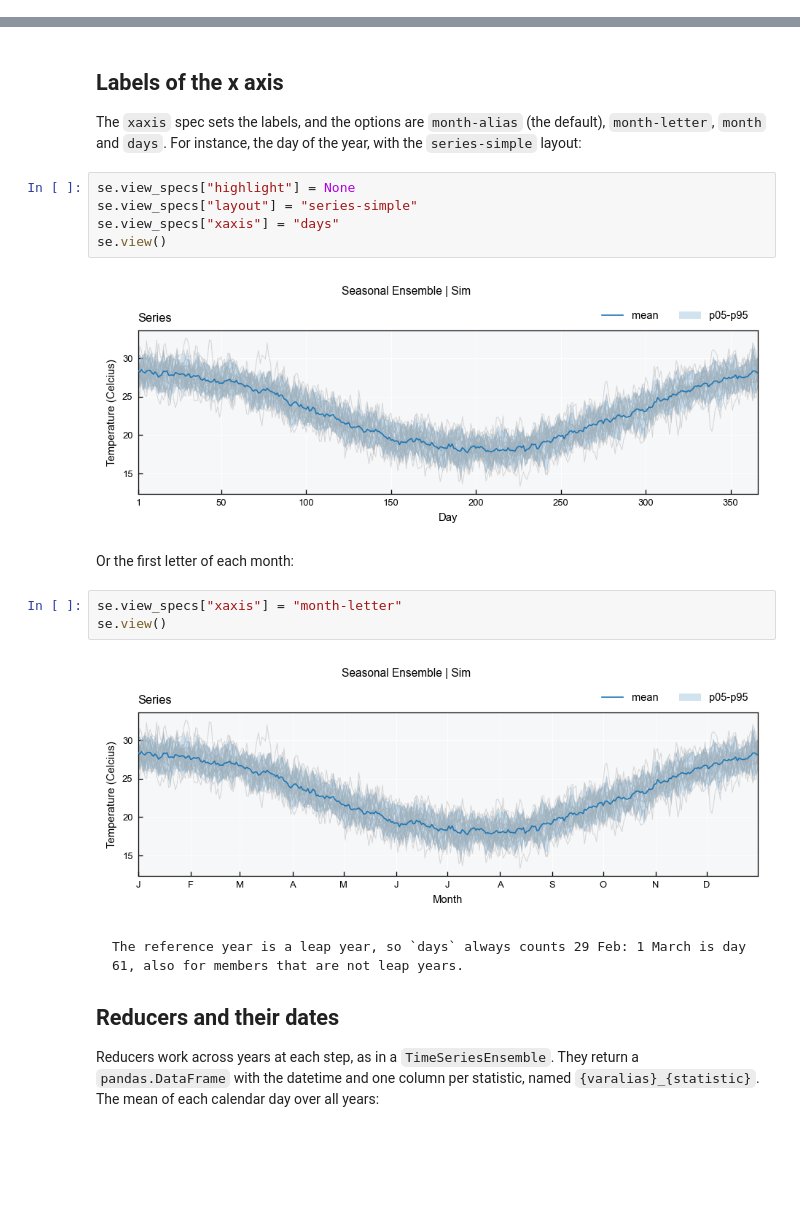
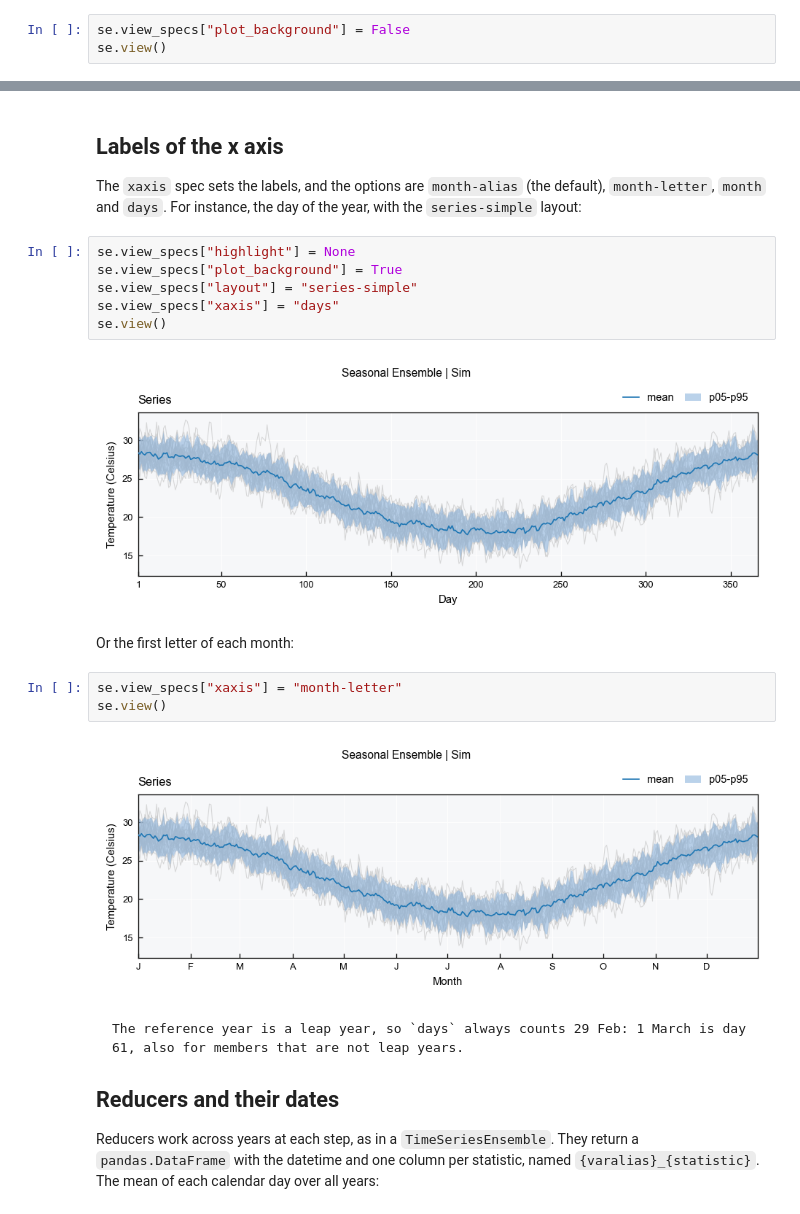
Before and after one commit to iporepos/plans, a Jupyter notebook: docs/tutorials/timeseries_11_seasonal.ipynb, the cells around one changed output, grey strips where cells are left out. Saved outputs shown, nothing was run; the diff lists cells and outputs as text; blank space fills up the shorter version.

````diff
--- a/docs/tutorials/timeseries_11_seasonal.ipynb
+++ b/docs/tutorials/timeseries_11_seasonal.ipynb
@@ -70,0 +73,3 @@ se.view()
+# %%
+se.view_specs["plot_background"] = False
+se.view()
@@ -74,18 +81,19 @@ se.view()
 The `xaxis` spec sets the labels, and the options are `month-alias` (the default), `month-letter`, `month` and `days`. For instance, the day of the year, with the `series-simple` layout:
 # %%
 se.view_specs["highlight"] = None
+se.view_specs["plot_background"] = True
 se.view_specs["layout"] = "series-simple"
 se.view_specs["xaxis"] = "days"
 se.view()
 # %% [output]
-[figure, old version]
+[figure, new version]
 # %% [markdown]
 Or the first letter of each month:
 # %%
 se.view_specs["xaxis"] = "month-letter"
 se.view()
 # %% [output]
-[figure, old version]
+[figure, new version]
 # %% [markdown]
 ```{note}
 The reference year is a leap year, so `days` always counts 29 Feb: 1 March is day 61, also for members that are not leap years.
````
Also changed, not shown: parts of 7 cells of this notebook, 17 other files.
